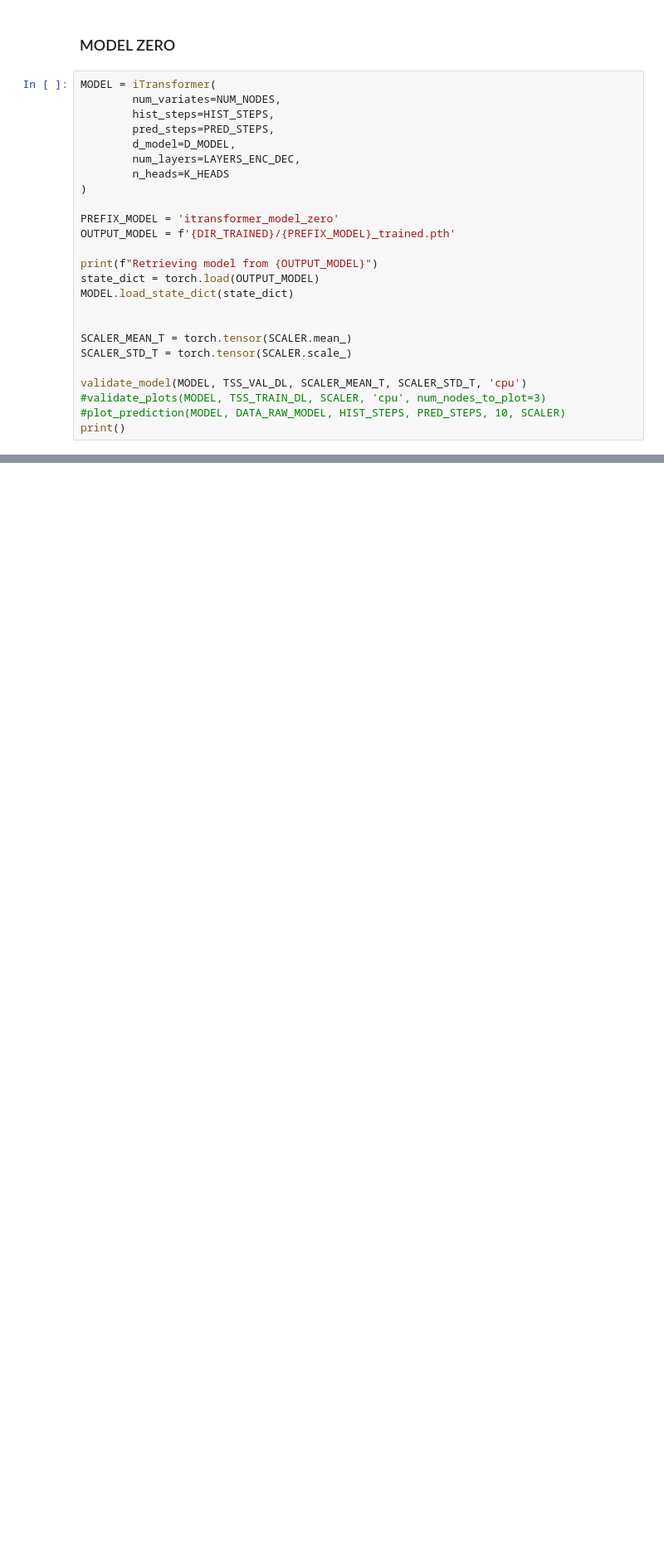
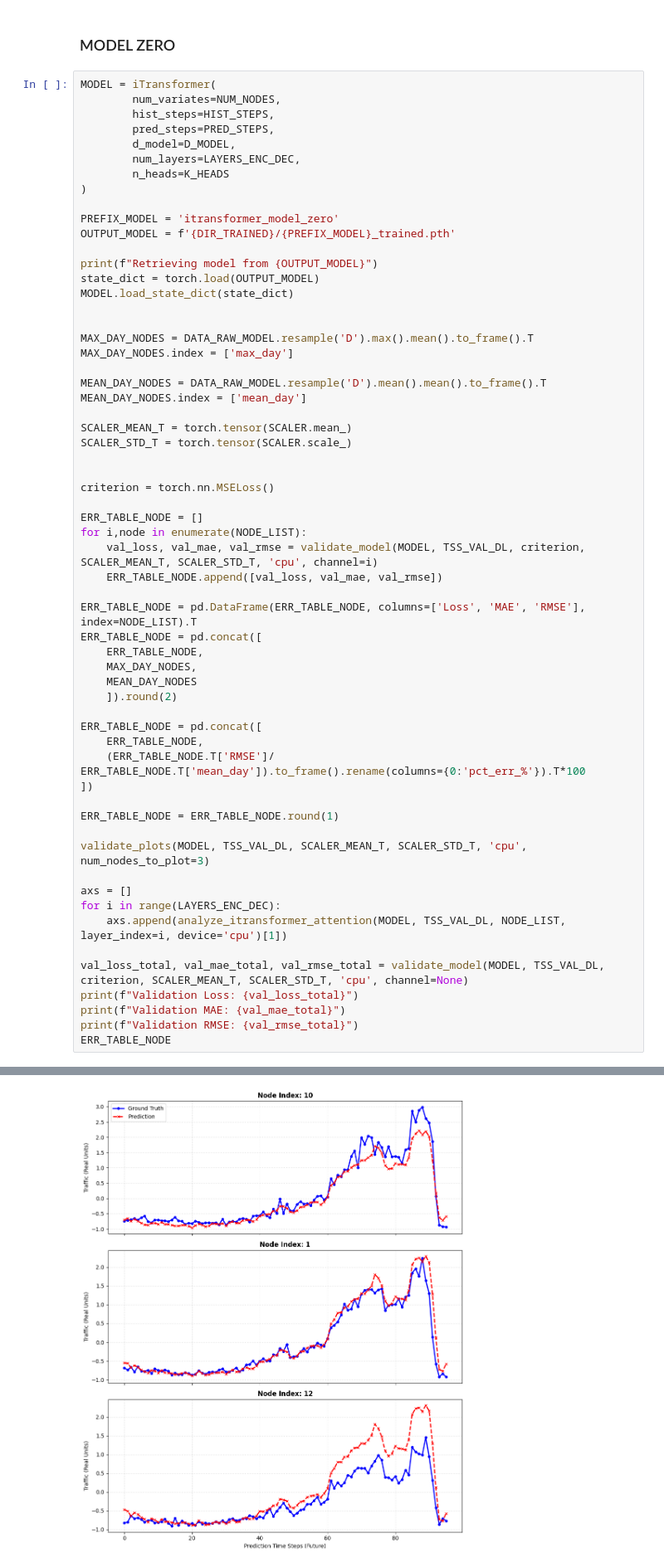
Before and after one commit to vmasuero/AFE, a Jupyter notebook: Modular/Model_Itransformer_v2.1.ipynb, the cells around one changed output, grey strips where cells are left out. Shown at 83% size. Drawn from its saved outputs; the diff is of its cells as text; blank space fills up the shorter version.

```diff
--- a/Modular/Model_Itransformer_v2.1.ipynb
+++ b/Modular/Model_Itransformer_v2.1.ipynb
@@ -1220,12 +1164,47 @@ state_dict = torch.load(OUTPUT_MODEL)
 MODEL.load_state_dict(state_dict)
 
 
+MAX_DAY_NODES = DATA_RAW_MODEL.resample('D').max().mean().to_frame().T
+MAX_DAY_NODES.index = ['max_day']
+
+MEAN_DAY_NODES = DATA_RAW_MODEL.resample('D').mean().mean().to_frame().T
+MEAN_DAY_NODES.index = ['mean_day']
+
 SCALER_MEAN_T = torch.tensor(SCALER.mean_)
 SCALER_STD_T = torch.tensor(SCALER.scale_)
 
-validate_model(MODEL, TSS_VAL_DL, SCALER_MEAN_T, SCALER_STD_T, 'cpu')
-#validate_plots(MODEL, TSS_TRAIN_DL, SCALER, 'cpu', num_nodes_to_plot=3)
-#plot_prediction(MODEL, DATA_RAW_MODEL, HIST_STEPS, PRED_STEPS, 10, SCALER)
-print()
+
+criterion = torch.nn.MSELoss()
+
+ERR_TABLE_NODE = []
+for i,node in enumerate(NODE_LIST):
+    val_loss, val_mae, val_rmse = validate_model(MODEL, TSS_VAL_DL, criterion, SCALER_MEAN_T, SCALER_STD_T, 'cpu', channel=i)
+    ERR_TABLE_NODE.append([val_loss, val_mae, val_rmse])
+
+ERR_TABLE_NODE = pd.DataFrame(ERR_TABLE_NODE, columns=['Loss', 'MAE', 'RMSE'], index=NODE_LIST).T
+ERR_TABLE_NODE = pd.concat([
+    ERR_TABLE_NODE,
+    MAX_DAY_NODES,
+    MEAN_DAY_NODES
+    ]).round(2)
+
+ERR_TABLE_NODE = pd.concat([
+    ERR_TABLE_NODE,
+    (ERR_TABLE_NODE.T['RMSE']/ ERR_TABLE_NODE.T['mean_day']).to_frame().rename(columns={0:'pct_err_%'}).T*100
+])
+
+ERR_TABLE_NODE = ERR_TABLE_NODE.round(1)
+
+validate_plots(MODEL, TSS_VAL_DL, SCALER_MEAN_T, SCALER_STD_T, 'cpu', num_nodes_to_plot=3)
+
+axs = []
+for i in range(LAYERS_ENC_DEC):
+    axs.append(analyze_itransformer_attention(MODEL, TSS_VAL_DL, NODE_LIST, layer_index=i, device='cpu')[1])
+
+val_loss_total, val_mae_total, val_rmse_total = validate_model(MODEL, TSS_VAL_DL, criterion, SCALER_MEAN_T, SCALER_STD_T, 'cpu', channel=None)
+print(f"Validation Loss: {val_loss_total}")
+print(f"Validation MAE: {val_mae_total}")
+print(f"Validation RMSE: {val_rmse_total}")
+ERR_TABLE_NODE
 # %% [output]
 Retrieving model from TRAINED_MODELS/itransformer_model_zero_trained.pth
@@ -1234,0 +1228 @@ RMSE: 63.3112 (Real Units)
+[figure, added]
```
Also changed, not shown: parts of 17 cells of this notebook, 12 other files.
